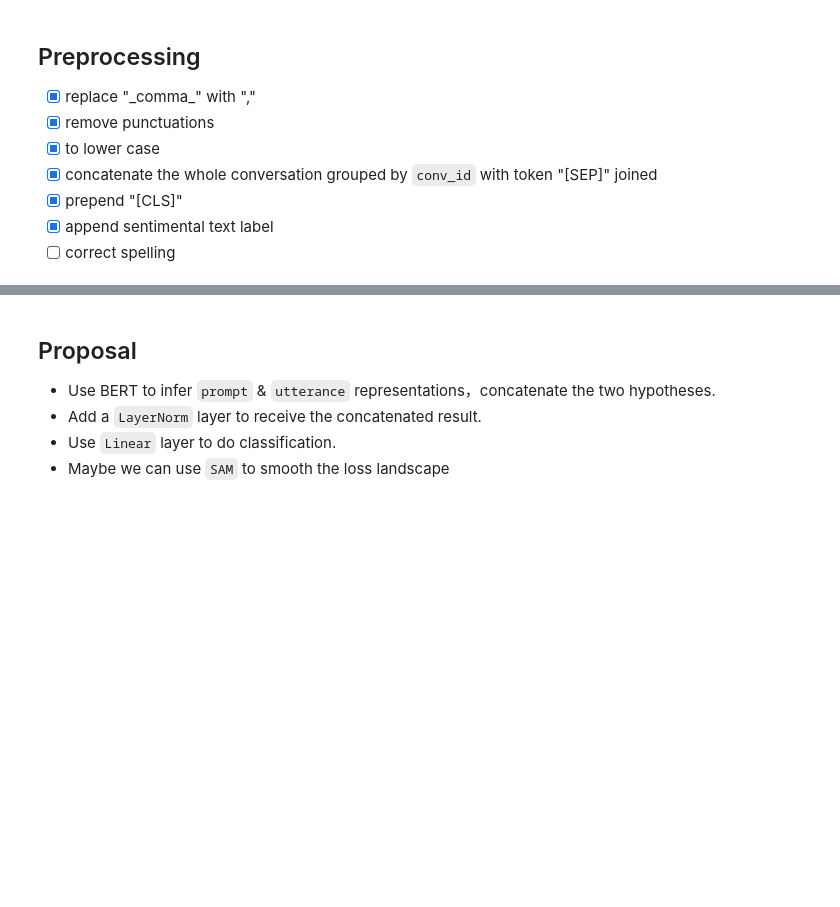
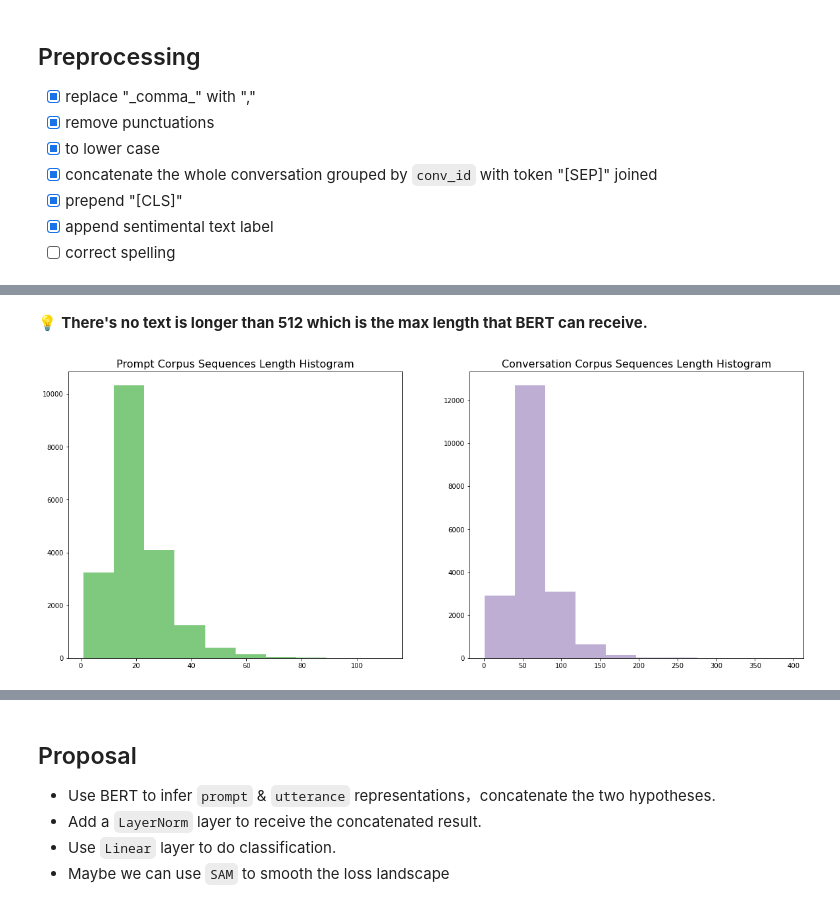
Before and after one commit to SharpKoi/nycu-nlp-final-2022, a Jupyter notebook: EDA.ipynb, the cells around one changed output, grey strips where cells are left out. Saved outputs shown, nothing was run; the diff lists cells and outputs as text; code cells hidden in the pictures; blank space fills up the shorter version.

Commit message:
complete training data EDA

```diff
--- a/EDA.ipynb
+++ b/EDA.ipynb
@@ -11,5 +11,3 @@ import matplotlib.pyplot as plt
 import plotly.express as px
 # %% [markdown]
 ## Read data
-# %%
-df = pd.read_csv('data/train_0512.csv')
@@ -22,0 +14,4 @@ df[df['conv_id'] == 'hit:2444_conv:4888']['utterance'].values
+# %%
+traindf = pd.read_csv('data/fixed_train.csv')
+validdf = pd.read_csv('data/fixed_valid.csv')
+testdf = pd.read_csv('data/fixed_test.csv')
@@ -58,17 +94,23 @@ id_sent = {v: k for k, v in sent_id.items()}
 # %%
-# concatenate conversations and append sentiment text label
-df_concat = pd.DataFrame(columns=df.columns.to_list() + ['sent']) \
-            .drop(['id', 'utterance_idx'], axis=1) \
-            .rename(columns={'utterance': 'conv'})
+# concatenate conversations
+def concate_conv(df):
+    df_concat = pd.DataFrame(columns=df.columns) \
+                .drop(['utterance_idx'], axis=1) \
+                .rename(columns={'utterance': 'conv'})
 
-conv_id_groups = df.groupby(['conv_id'])
+    conv_id_groups = df.groupby(['conv_id'])
 
-for _, indices in tqdm(conv_id_groups.groups.items()):
-    conv_rows = df.loc[indices].copy().sort_values(['utterance_idx'])
-    conv_row = conv_rows.iloc[0].drop(['id', 'utterance_idx']).rename({'utterance': 'conv'})
-    conv_row['prompt'] = '[CLS] ' + conv_row['prompt'] + ' [SEP]'
-    conv_row['conv'] = '[CLS] ' + ' [SEP] '.join(conv_rows['utterance'].values)
-    conv_row['sent'] = id_sent[conv_row['label']]
-    df_concat = df_concat.append(conv_row, ignore_index=True)
+    for _, indices in tqdm(conv_id_groups.groups.items()):
+        conv_rows = df.loc[indices].copy().sort_values(['utterance_idx'])
+        conv_row = conv_rows.iloc[0].drop(['utterance_idx']).rename({'utterance': 'conv'})
+        conv_row['prompt'] = '[CLS] ' + conv_row['prompt'] + ' [SEP]'
+        conv_row['conv'] = '[CLS] ' + ' [SEP] '.join(conv_rows['utterance'].values)
+        df_concat = df_concat.append(conv_row, ignore_index=True)
+
+    return df_concat
+
+_traindf = concate_conv(traindf)
+_validdf = concate_conv(validdf)
+_testdf = concate_conv(testdf)
 # %% [markdown]
 ## Analysis
@@ -90,12 +143,12 @@ we may need data augmentation for other labels excluding `surprised` label.
 vocab = set()
 prompt_tokens, conv_tokens = list(), list()
 
-for prompt in df_concat['prompt'].values:
+for prompt in _traindf['prompt'].values:
     tokens = prompt.split()
     vocab = vocab.union(set(tokens))
     prompt_tokens.append(tokens)
 
-for conv in df_concat['conv'].values:
+for conv in _traindf['conv'].values:
     tokens = conv.split()
     vocab = vocab.union(set(tokens))
     conv_tokens.append(tokens)
@@ -118,13 +180,17 @@ np.where(seqlens_conv >= 512)[0]
+# %% [markdown]
+💡 **There's no text is longer than 512 which is the max length that BERT can receive.**
 # %%
 plt.figure(figsize=(20, 8))
 palette = iter([plt.cm.Accent(i) for i in range(10)])
 
 plt.subplot(1, 2, 1)
-plt.hist([len(prompt) for prompt in prompt_tokens], range=(1, 513), color=next(palette))
+plt.hist([len(prompt) for prompt in prompt_tokens], range=(1, 111), color=next(palette))
 plt.title('Prompt Corpus Sequences Length Histogram', fontsize=16)
 
 plt.subplot(1, 2, 2)
-plt.hist([len(conv) for conv in conv_tokens], range=(1, 513), color=next(palette))
+plt.hist([len(conv) for conv in conv_tokens], range=(1, 393), color=next(palette))
 plt.title('Conversation Corpus Sequences Length Histogram', fontsize=16)
 
 plt.show()
+# %% [output]
+[figure, added]
```
Also changed, not shown: parts of 19 cells of this notebook.
